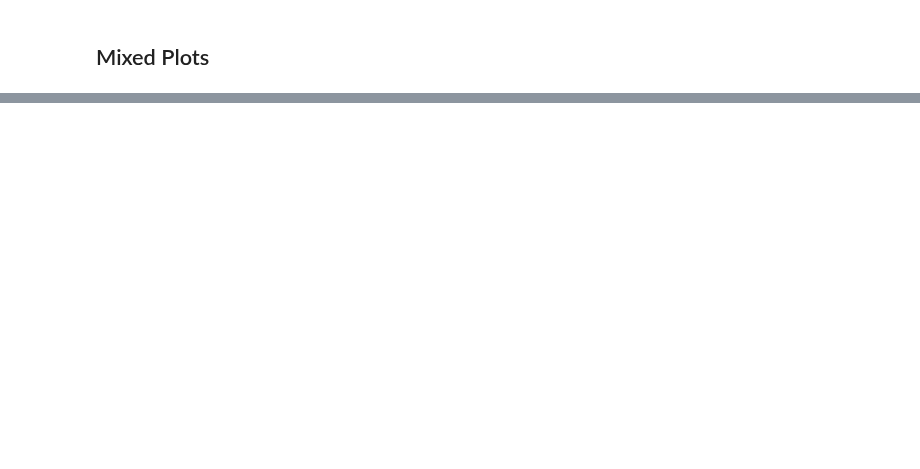
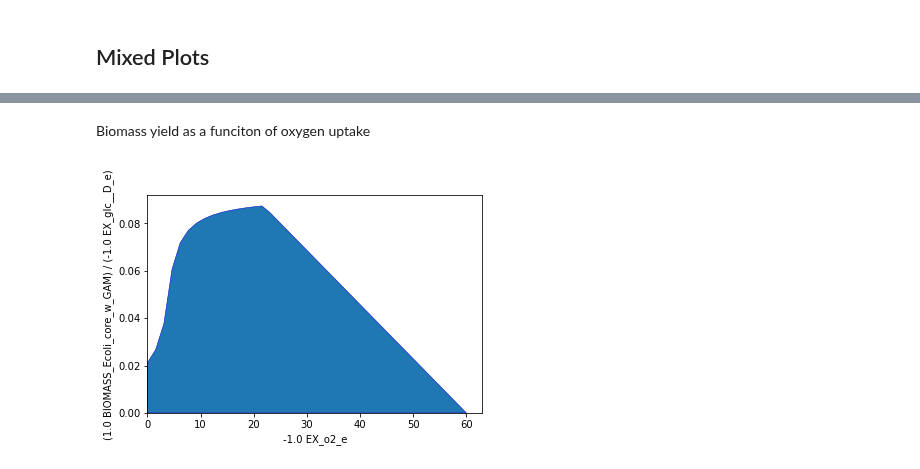
Before and after one commit to klamt-lab/straindesign, a Jupyter notebook: docs/source/examples/JN_03_plotting.ipynb, the cells around one changed output, grey strips where cells are left out. Cells and saved outputs as stored; diff of their text form; code cells hidden in the pictures; blank space fills up the shorter version.

```diff
--- a/docs/source/examples/JN_03_plotting.ipynb
+++ b/docs/source/examples/JN_03_plotting.ipynb
@@ -53,0 +66,6 @@ datapoints, triang, plot1 = sd.plot_flux_space(model1,('2 EX_ac_e + 1 EX_for_e +
+# %% [markdown]
+Biomass yield as a funciton of oxygen uptake
+# %%
+sd.plot_flux_space(model,('-EX_o2_e',('BIOMASS_Ecoli_core_w_GAM','-EX_glc__D_e')));
+# %% [output]
+[figure, added]
```
Also changed, not shown: parts of 8 cells of this notebook, 6 other files.
